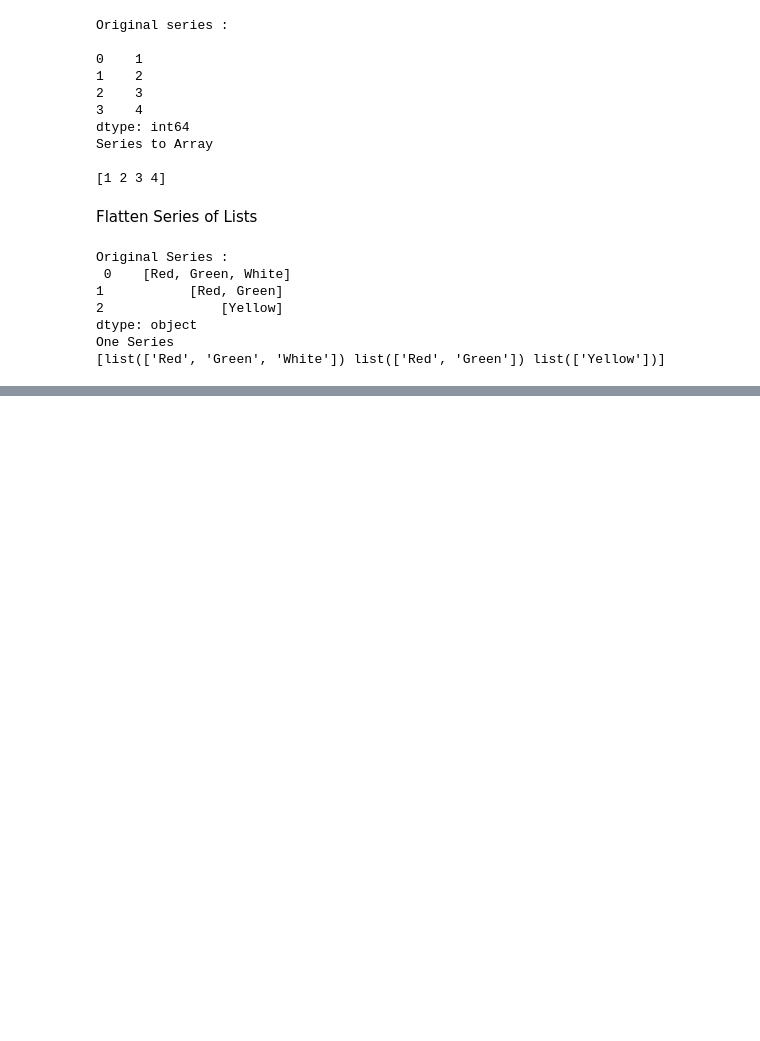
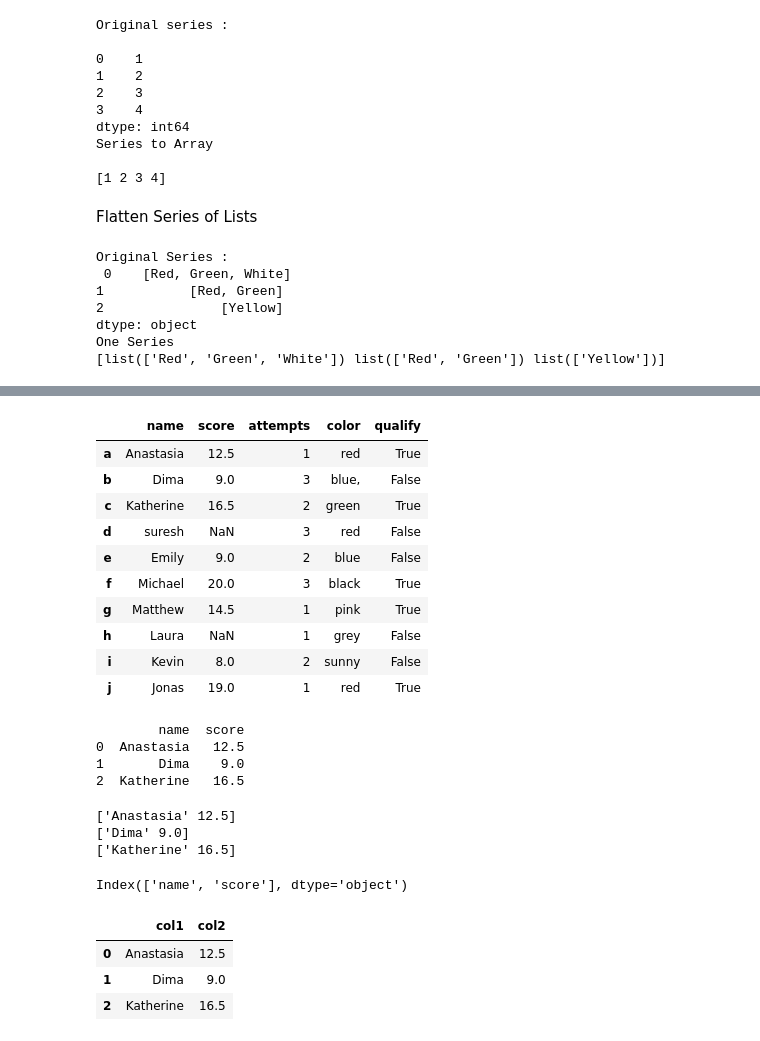
Before and after one commit to Sanya-Katiyar-Eng/W3schools_problem-s_solution, a Jupyter notebook: Solved_problem/pandas.ipynb, the cells around one changed output, grey strips where cells are left out. Drawn from its saved outputs; the diff is of its cells as text; code cells hidden in the pictures; blank space fills up the shorter version.

Commit message:
add pandas

```diff
--- a/Solved_problem/pandas.ipynb
+++ b/Solved_problem/pandas.ipynb
@@ -206,0 +393,5 @@ One Series
+# %%
+# Appending and Deleting a New Row
+mapping={'Name':"Suresh", 'score': 15.5, 'attempts': 1, 'qualify': "yes", 'label': "k"}
+df.loc['k']=[1, 'Suresh', 'yes', 15.5]
+df
@@ -206,0 +411,3 @@ One Series
+# %%
+df=df.drop('k')
+df
@@ -206,0 +440,4 @@ One Series
+# %%
+#Replacing Column Values (qualify)
+df['qualify']=df['qualify'].map({'yes':True,'no':False})
+df
@@ -206,0 +456,5 @@ One Series
+# %%
+#Changing a Specific Name Value
+#data_frame.loc['d','Age']=45
+df.loc[df['name'] == 'James', 'name'] = 'suresh'
+df
@@ -206,0 +488,53 @@ One Series
+# %%
+#Inserting a New Column
+df.insert(3,'color',['red','blue,','green','red','blue','black','pink','grey','sunny','red'])
+df
+# %% [output]
+|  | name | score | attempts | color | qualify |
+| a | Anastasia | 12.5 | 1 | red | True |
+| b | Dima | 9.0 | 3 | blue, | False |
+| c | Katherine | 16.5 | 2 | green | True |
+| d | suresh | NaN | 3 | red | False |
+| e | Emily | 9.0 | 2 | blue | False |
+| f | Michael | 20.0 | 3 | black | True |
+| g | Matthew | 14.5 | 1 | pink | True |
+| h | Laura | NaN | 1 | grey | False |
+| i | Kevin | 8.0 | 2 | sunny | False |
+| j | Jonas | 19.0 | 1 | red | True |
+# %%
+import pandas as pd
+
+exam_data = [
+    {'name':'Anastasia', 'score':12.5},
+    {'name':'Dima','score':9},
+    {'name':'Katherine','score':16.5}
+]
+
+df = pd.DataFrame(exam_data)
+print(df)
+# %% [output]
+        name  score
+0  Anastasia   12.5
+1       Dima    9.0
+2  Katherine   16.5
+# %%
+#Iterating Over DataFrame Rows
+for i in df.values:
+    print(i)
+# %% [output]
+['Anastasia' 12.5]
+['Dima' 9.0]
+['Katherine' 16.5]
+# %%
+#Getting List from Column Headers
+df.columns
+# %% [output]
+Index(['name', 'score'], dtype='object')
+# %%
+#Renaming DataFrame Columns
+df.rename(columns={'name':'col1','score':'col2'})
+# %% [output]
+|  | col1 | col2 |
+| 0 | Anastasia | 12.5 |
+| 1 | Dima | 9.0 |
+| 2 | Katherine | 16.5 |
```
Also changed, not shown: parts of 23 cells of this notebook, 1 other file.
